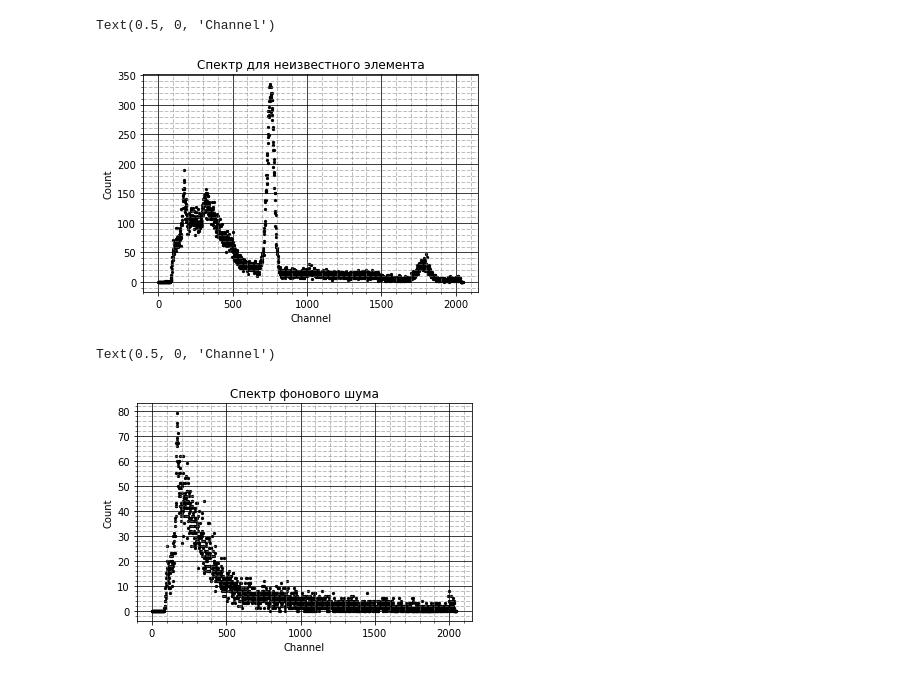
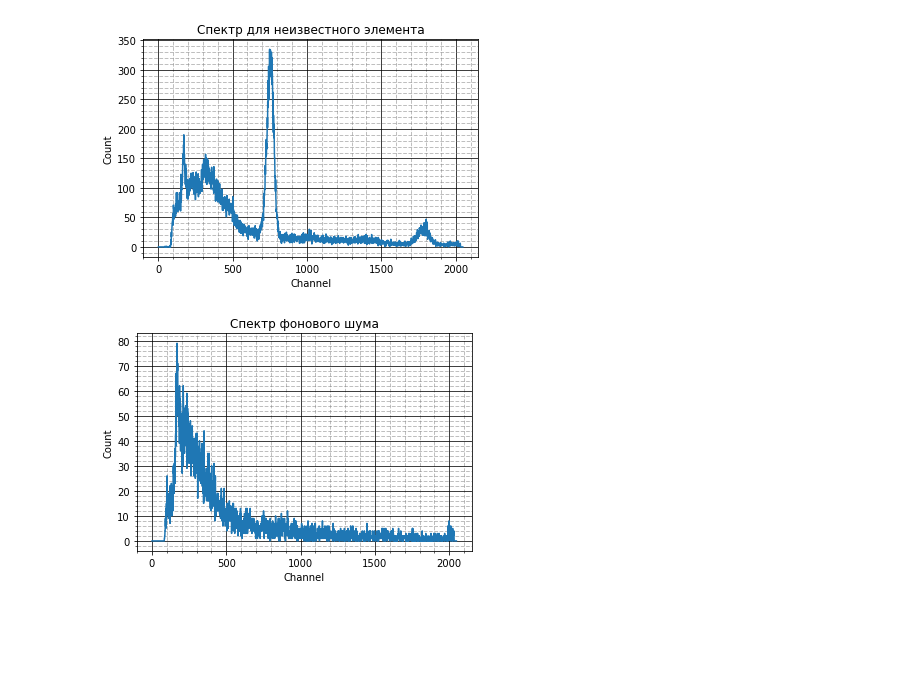
Before and after one commit to pavel-collab/MIPT_Labs, a Jupyter notebook: 5.5.5/python/5_5_5.ipynb, the cells around one changed output. Cells and saved outputs as stored; diff of their text form; code cells hidden in the pictures; blank space fills up the shorter version.

```diff
--- a/5.5.5/python/5_5_5.ipynb
+++ b/5.5.5/python/5_5_5.ipynb
@@ -124,12 +134,13 @@ ax42.grid()
 # %%
-fd5 = pd.read_excel("./data/X.xlsx")
+fd5 = pd.read_excel("../data/X.xlsx")
 
 Channel = np.array(fd5['Channel'])
 Counts = np.array(fd5['Counts'])
 
 fig5, ax5 = PythonGraphMod.CreateSimpleGraph()
 
-ax5.scatter(Channel, Counts, color='black', marker='o', s=5, alpha=1)
+# ax5.scatter(Channel, Counts, color='black', marker='o', s=5, alpha=1)
+ax5.plot(Channel, Counts)
 
 # сетка
 ax5.minorticks_on()
@@ -143,31 +154,32 @@ plt.xlabel('Channel')
 # ax1.text(5, 350, r'$\Delta V \approx 17.6 \pm 0.02$ В',
 #     size = 8,
 #     bbox=dict(facecolor='white', edgecolor='black', pad=10.0))
+fig5.savefig('../images/Na.jpg')
 # %% [output]
-Text(0.5, 0, 'Channel')
-[figure, old version]
+[figure, new version]
 # %%
-fd6 = pd.read_excel("./data/Noise.xlsx")
+fd6 = pd.read_excel("../data/Noise.xlsx")
 
 Channel = np.array(fd6['Channel'])
 Counts = np.array(fd6['Counts'])
 
 fig6, ax6 = PythonGraphMod.CreateSimpleGraph()
 
-ax6.scatter(Channel, Counts, color='black', marker='o', s=5, alpha=1)
+# ax6.scatter(Channel, Counts, color='black', marker='o', s=5, alpha=1)
+ax6.plot(Channel, Counts)
 
 # сетка
 ax6.minorticks_on()
 ax6.grid(which = 'major', color = 'black', linewidth = 1, linestyle = '-', alpha = 0.75)
 ax6.grid(which = 'minor', color = 'grey', linewidth = 1, linestyle = '--', alpha = 0.5)
 
 # оформление
 plt.title('Спектр фонового шума')
 plt.ylabel('Count')
 plt.xlabel('Channel')
 # ax1.text(5, 350, r'$\Delta V \approx 17.6 \pm 0.02$ В',
 #     size = 8,
 #     bbox=dict(facecolor='white', edgecolor='black', pad=10.0))
+fig6.savefig('../images/Noise.jpg')
 # %% [output]
-Text(0.5, 0, 'Channel')
-[figure, old version]
+[figure, new version]
```
Also changed, not shown: parts of 6 cells of this notebook, 19 other files.
